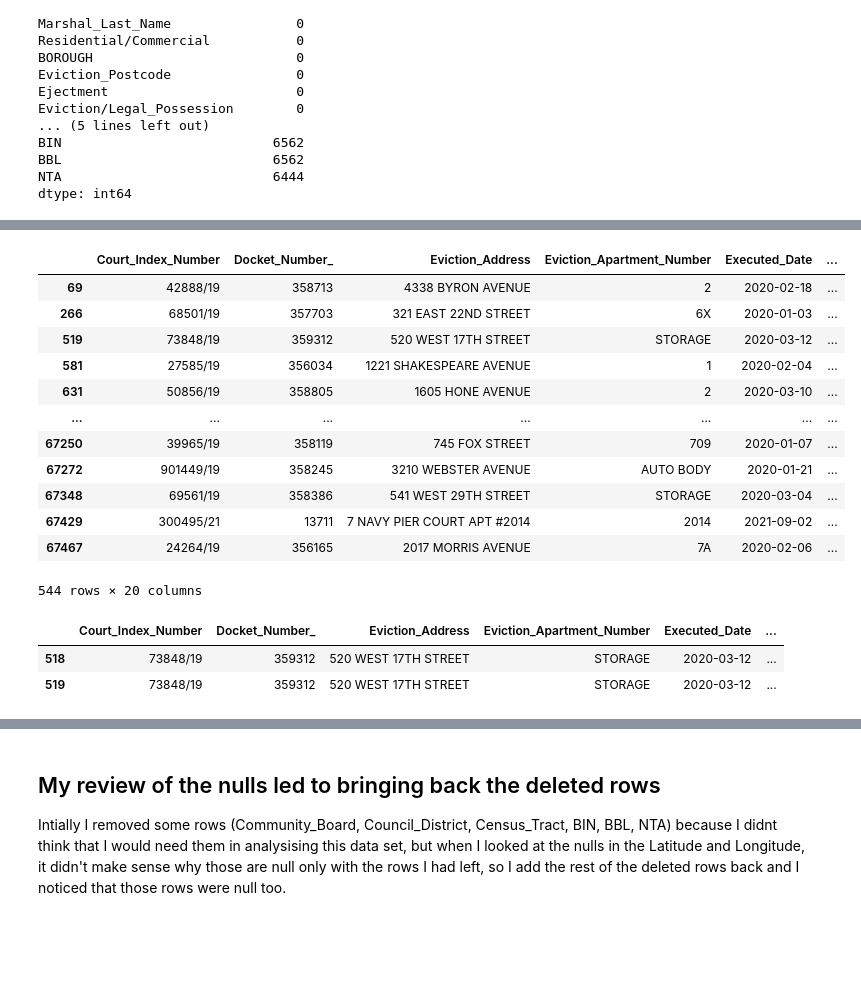
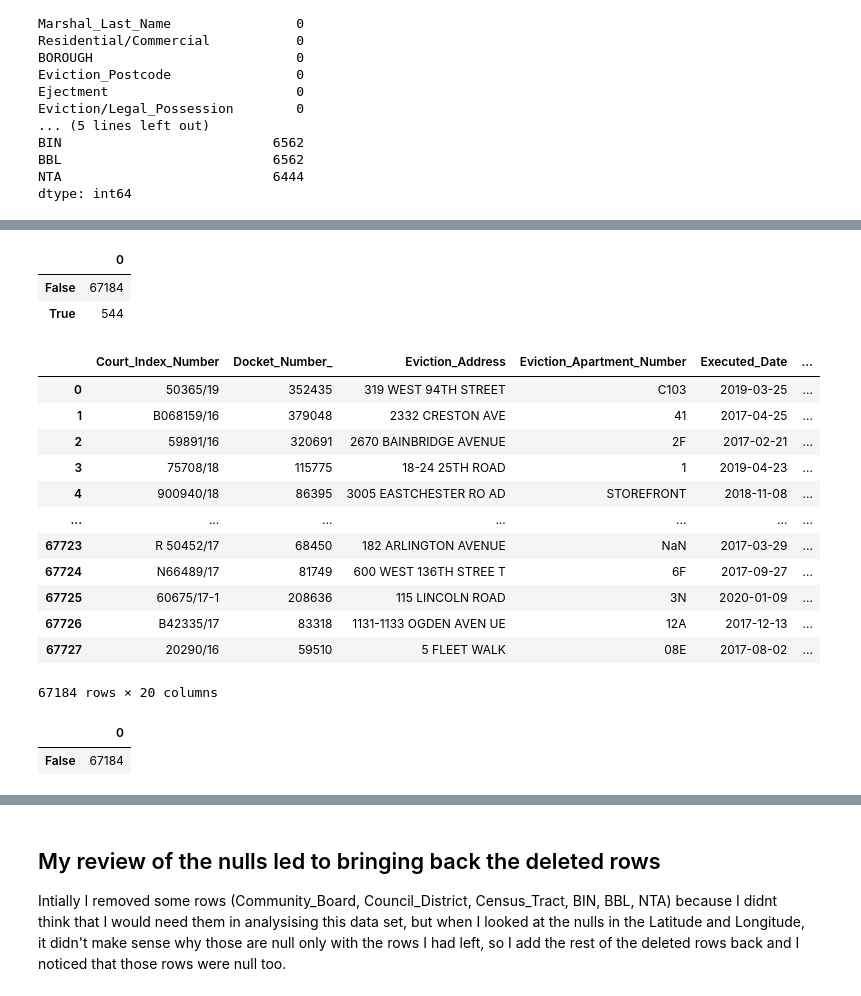
Before and after one commit to mmsouza114/Project01-Evictions, a Jupyter notebook: Exploring-dataset-cleaning .ipynb, the cells around one changed output, grey strips where cells are left out. Saved outputs shown, nothing was run; the diff lists cells and outputs as text; code cells hidden in the pictures; blank space fills up the shorter version.

```diff
--- a/Exploring-dataset-cleaning .ipynb
+++ b/Exploring-dataset-cleaning .ipynb
@@ -177,23 +169,31 @@ pd.DataFrame(evictions_df_subset.duplicated().value_counts())
+# %%
+#this will give me the number of duplicates of rows with the same data all the way across the columns
+#I wrapped the evictions_df_subset.duplicated().value_counts() in pd.DataFrame() for better readability
+pd.DataFrame(evictions_df_subset.duplicated().value_counts())
+# %% [output]
+|  | 0 |
+| False | 67184 |
+| True | 544 |
 # %%
-#pd.set_option("display.max_rows", None)
-evictions_df_subset[evictions_df_subset.duplicated()]
+#drop the duplicates from the dataset
+clean_subset = evictions_df_subset.drop_duplicates()
+clean_subset
 # %% [output]
 |  | Court_Index_Number | Docket_Number_ | Eviction_Address | Eviction_Apartment_Number | Executed_Date | ... |
-| 69 | 42888/19 | 358713 | 4338 BYRON AVENUE | 2 | 2020-02-18 | ... |
-| 266 | 68501/19 | 357703 | 321 EAST 22ND STREET | 6X | 2020-01-03 | ... |
-| 519 | 73848/19 | 359312 | 520 WEST 17TH STREET | STORAGE | 2020-03-12 | ... |
-| 581 | 27585/19 | 356034 | 1221 SHAKESPEARE AVENUE | 1 | 2020-02-04 | ... |
-| 631 | 50856/19 | 358805 | 1605 HONE AVENUE | 2 | 2020-03-10 | ... |
+| 0 | 50365/19 | 352435 | 319 WEST 94TH STREET | C103 | 2019-03-25 | ... |
+| 1 | B068159/16 | 379048 | 2332 CRESTON AVE | 41 | 2017-04-25 | ... |
+| 2 | 59891/16 | 320691 | 2670 BAINBRIDGE AVENUE | 2F | 2017-02-21 | ... |
+| 3 | 75708/18 | 115775 | 18-24 25TH ROAD | 1 | 2019-04-23 | ... |
+| 4 | 900940/18 | 86395 | 3005 EASTCHESTER RO AD | STOREFRONT | 2018-11-08 | ... |
 | ... | ... | ... | ... | ... | ... | ... |
-| 67250 | 39965/19 | 358119 | 745 FOX STREET | 709 | 2020-01-07 | ... |
-| 67272 | 901449/19 | 358245 | 3210 WEBSTER AVENUE | AUTO BODY | 2020-01-21 | ... |
-| 67348 | 69561/19 | 358386 | 541 WEST 29TH STREET | STORAGE | 2020-03-04 | ... |
-| 67429 | 300495/21 | 13711 | 7 NAVY PIER COURT APT #2014 | 2014 | 2021-09-02 | ... |
-| 67467 | 24264/19 | 356165 | 2017 MORRIS AVENUE | 7A | 2020-02-06 | ... |
+| 67723 | R 50452/17 | 68450 | 182 ARLINGTON AVENUE | NaN | 2017-03-29 | ... |
+| 67724 | N66489/17 | 81749 | 600 WEST 136TH STREE T | 6F | 2017-09-27 | ... |
+| 67725 | 60675/17-1 | 208636 | 115 LINCOLN ROAD | 3N | 2020-01-09 | ... |
+| 67726 | B42335/17 | 83318 | 1131-1133 OGDEN AVEN UE | 12A | 2017-12-13 | ... |
+| 67727 | 20290/16 | 59510 | 5 FLEET WALK | 08E | 2017-08-02 | ... |
-544 rows × 20 columns
+67184 rows × 20 columns
-# %%
-evictions_df_subset.loc[(evictions_df_subset['Docket_Number_']== 359312)]
-# %% [output]
-|  | Court_Index_Number | Docket_Number_ | Eviction_Address | Eviction_Apartment_Number | Executed_Date | ... |
-| 518 | 73848/19 | 359312 | 520 WEST 17TH STREET | STORAGE | 2020-03-12 | ... |
-| 519 | 73848/19 | 359312 | 520 WEST 17TH STREET | STORAGE | 2020-03-12 | ... |
+# %%
+pd.DataFrame(clean_subset.duplicated().value_counts())
+# %% [output]
+|  | 0 |
+| False | 67184 |
```
Also changed, not shown: parts of 11 cells of this notebook.
